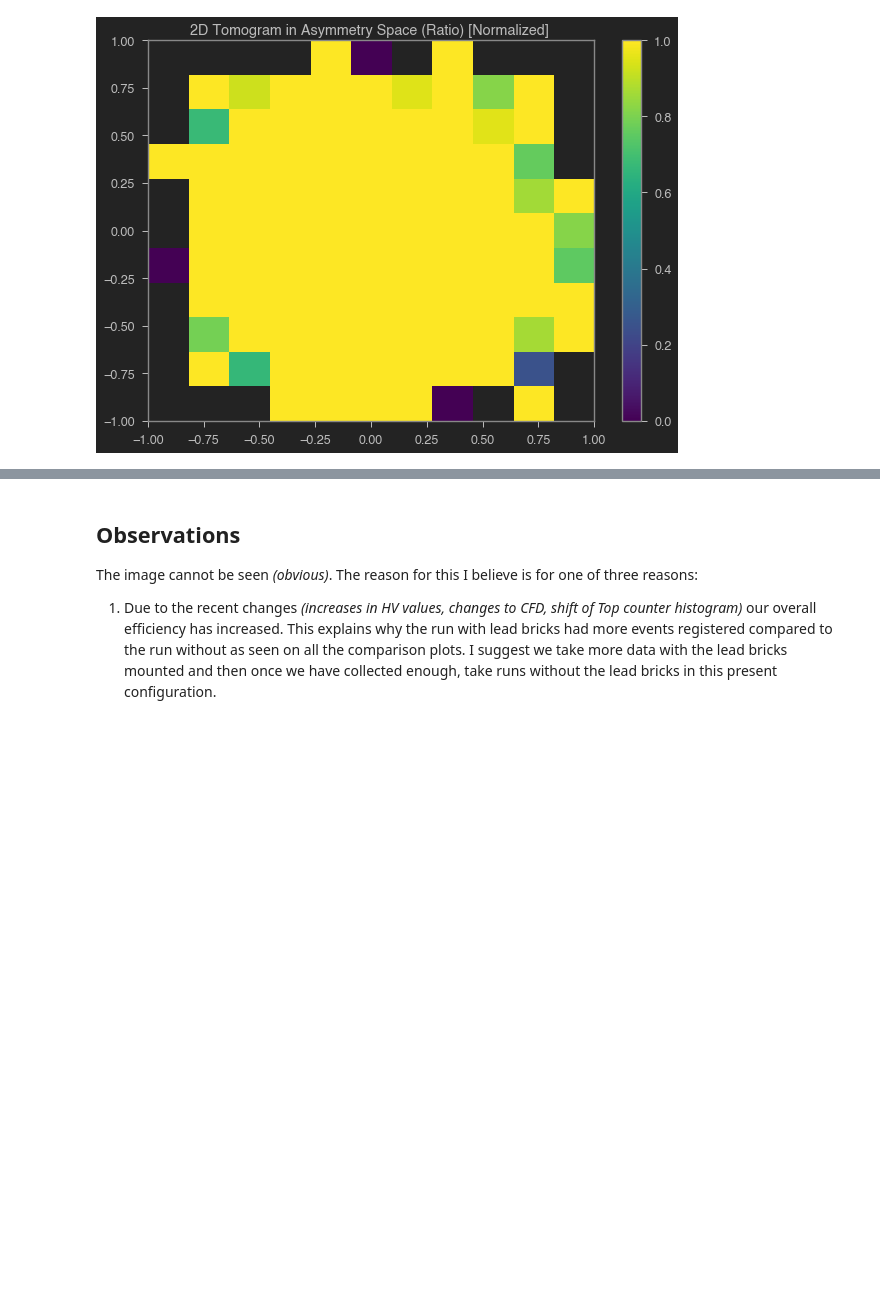
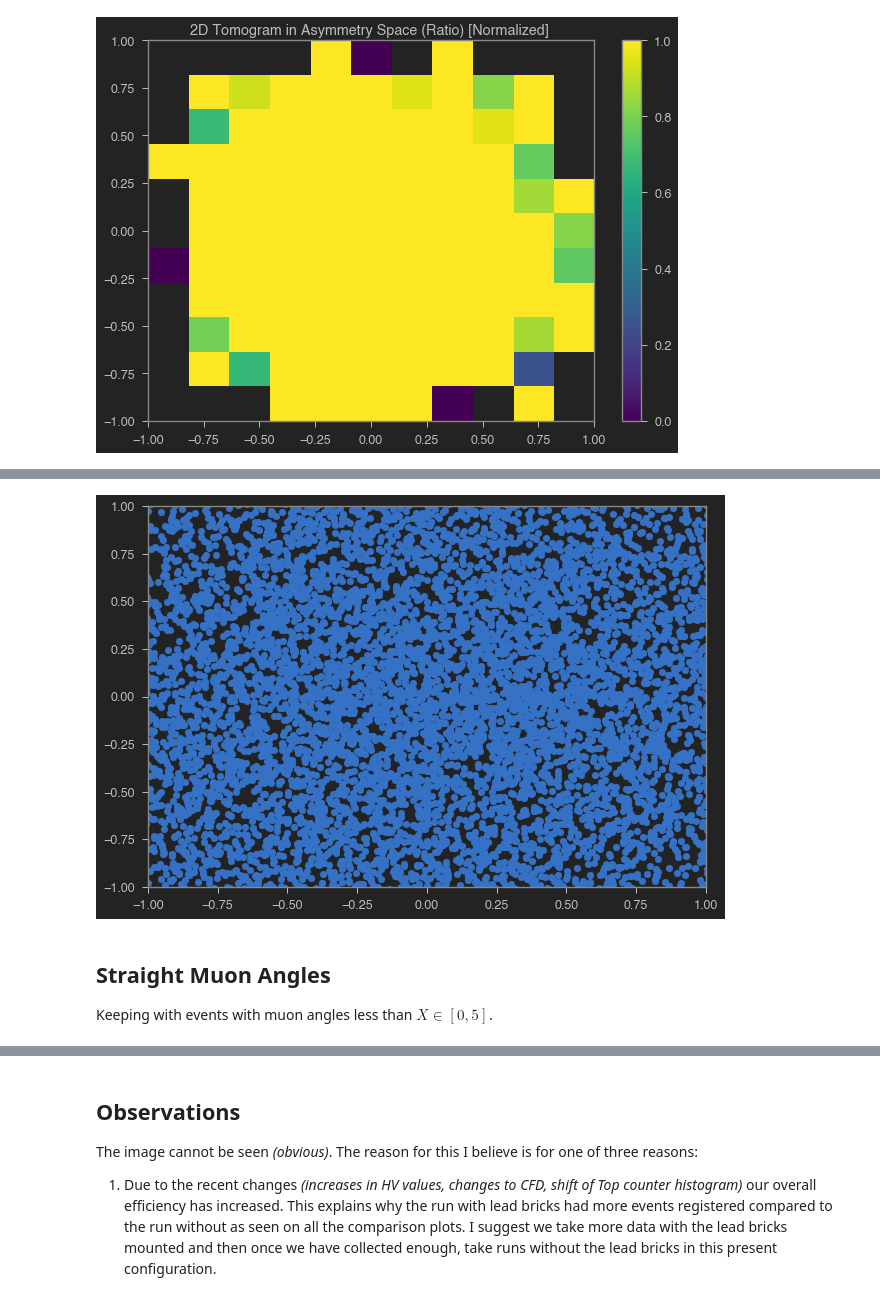
Before and after one commit to shanto268/HEP_DAQ, a Jupyter notebook: CrateAnalysis/leadBrickAna-new_lead_brick.ipynb, the cells around one changed output, grey strips where cells are left out. Drawn from its saved outputs; the diff is of its cells as text; code cells hidden in the pictures; blank space fills up the shorter version.

```diff
--- a/CrateAnalysis/leadBrickAna-new_lead_brick.ipynb
+++ b/CrateAnalysis/leadBrickAna-new_lead_brick.ipynb
@@ -176,0 +197,14 @@ plt.show()
+# %%
+xres = xx1 / xx
+yres = yy1 / yy
+
+plt.scatter(xres,yres)
+plt.xlim(-1,1)
+plt.ylim(-1,1)
+plt.show()
+# %% [output]
+[figure, added]
+# %% [markdown]
+## Straight Muon Angles
+
+Keeping with events with muon angles less than $X \in [0,5]$.
```
Also changed, not shown: parts of 11 cells of this notebook, 26 other files.
